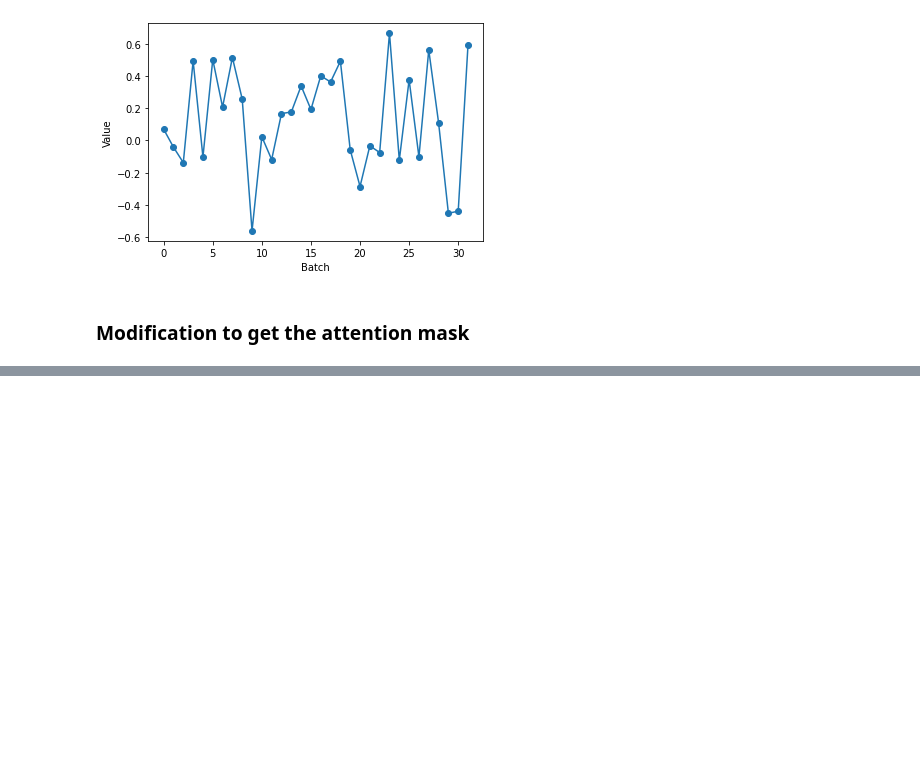
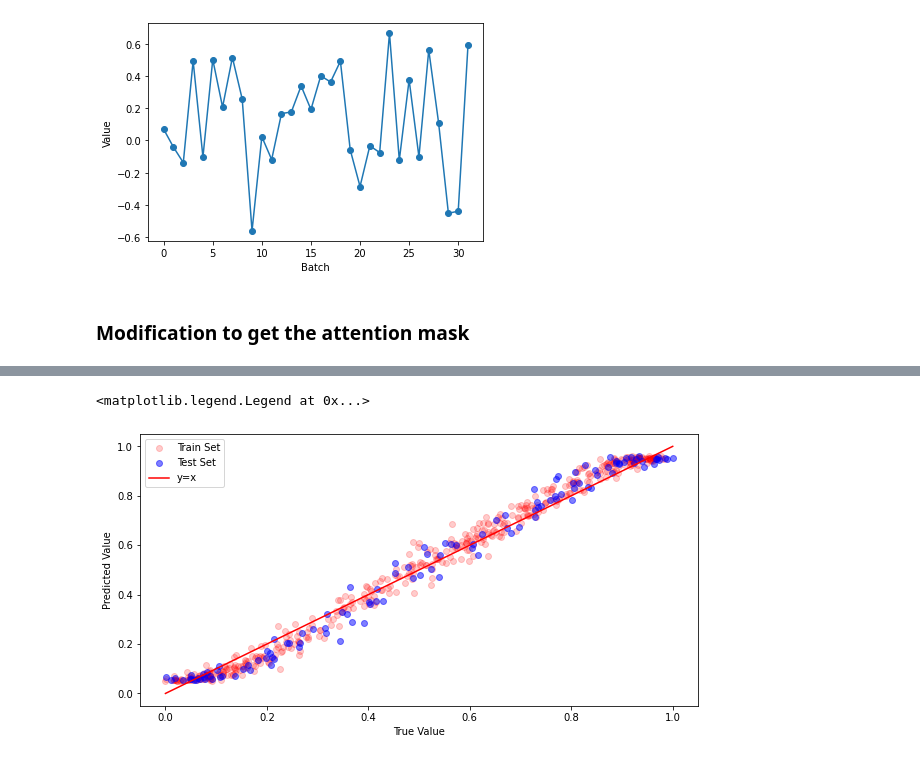
Before and after one commit to DmHoly/Transfert_Learning, a Jupyter notebook: notebooks/transformer.ipynb, the cells around one changed output, grey strips where cells are left out. Cells and saved outputs as stored; diff of their text form; code cells hidden in the pictures; blank space fills up the shorter version.

```diff
--- a/notebooks/transformer.ipynb
+++ b/notebooks/transformer.ipynb
@@ -209,0 +373,24 @@ c = ax.imshow(attention_weights[-1].detach().numpy()[0, :, :])
+# %%
+import matplotlib.pyplot as plt
+
+# Conversion des prédictions et des vraies valeurs en CPU pour l'affichage
+predictions_np = predictions_test.cpu().numpy()
+target_np = target_test_tensor.cpu().numpy()
+
+prediction_train_np = predictions_train.cpu().numpy()
+target_train_np = target_train_tensor.cpu().numpy()
+
+# Affichage des prédictions vs les vraies valeurs
+fig, ax = plt.subplots(1, 1, figsize=(10, 5))
+ax.scatter(target_train_np, prediction_train_np, alpha=0.2, label='Train Set', color='red')
+ax.scatter(target_np, predictions_np, alpha=0.5, label='Test Set', color='blue')
+ax.set_xlabel('True Value')
+ax.set_ylabel('Predicted Value')
+#add y = x line
+x = np.linspace(0, 1, 100)
+y = x
+ax.plot(x, y, '-r', label='y=x')
+ax.legend()
+# %% [output]
+<matplotlib.legend.Legend at 0x...>
+[figure, added]
```
Also changed, not shown: parts of 16 cells of this notebook, 1 other file.
